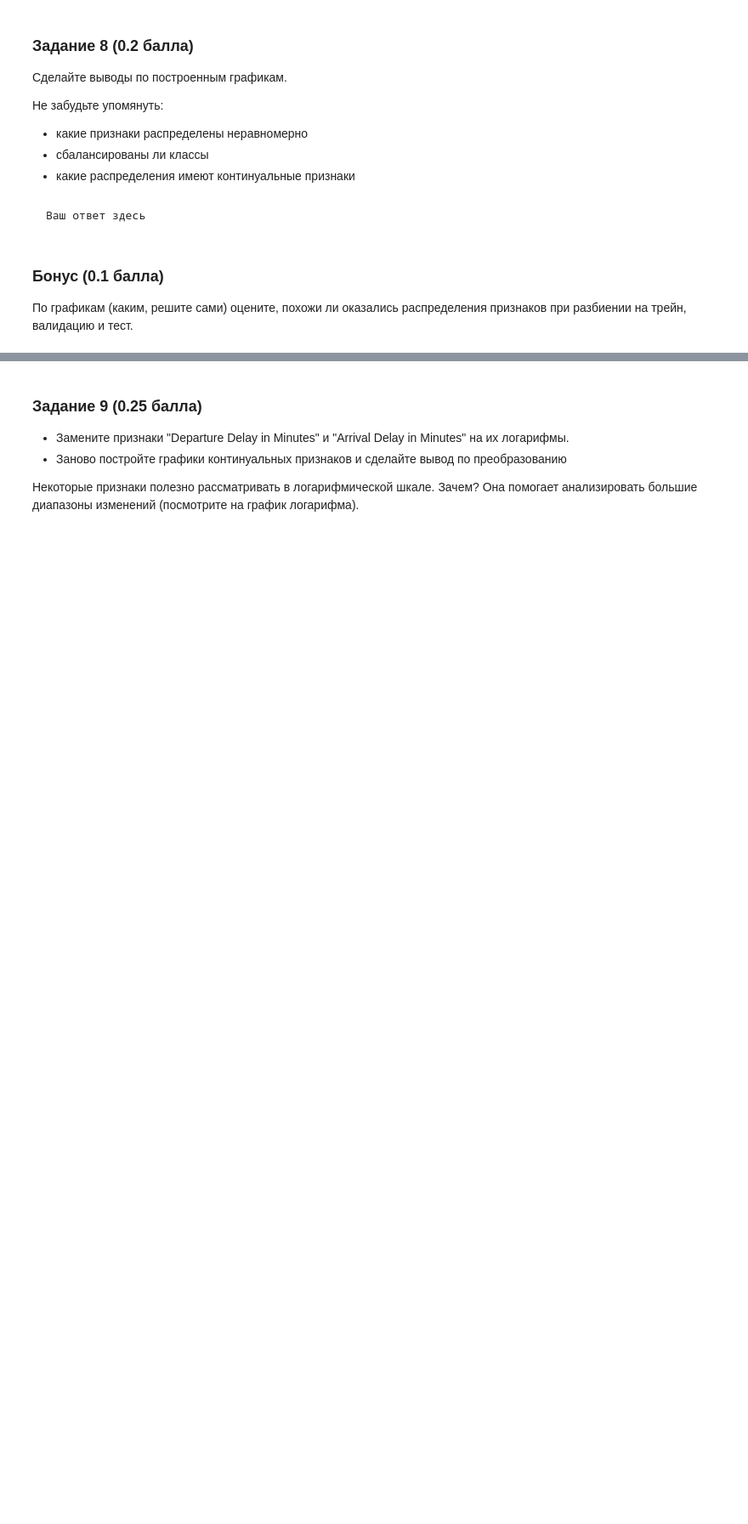
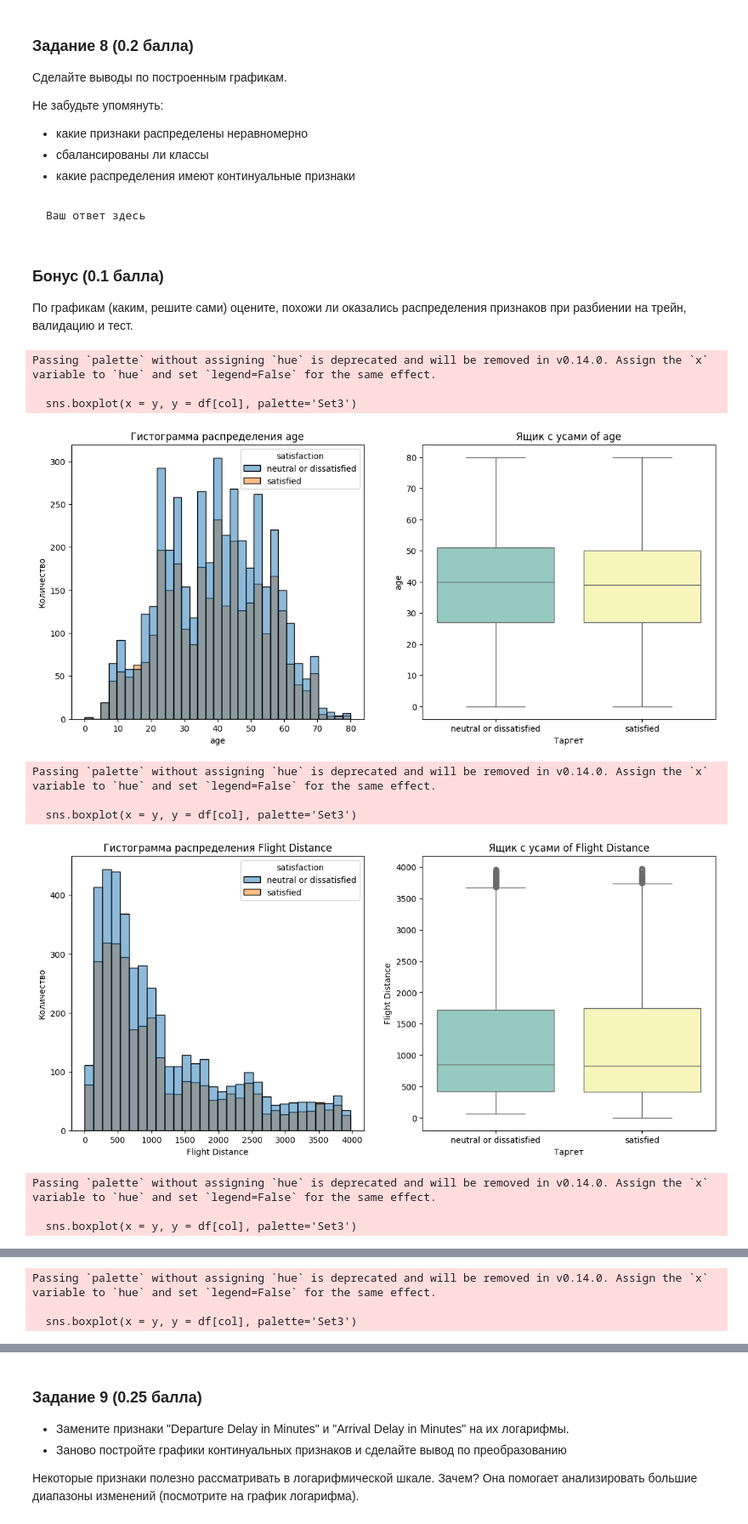
Before and after one commit to VladislavTokarev02/AI_ML_homework, a Jupyter notebook: Hometasks/Base/AI_HW4_woodenML_base.ipynb, the cells around one changed output, grey strips where cells are left out. Shown at 85% size. Saved outputs shown, nothing was run; the diff lists cells and outputs as text; code cells hidden in the pictures; blank space fills up the shorter version.

```diff
--- a/Hometasks/Base/AI_HW4_woodenML_base.ipynb
+++ b/Hometasks/Base/AI_HW4_woodenML_base.ipynb
@@ -452,11 +420,27 @@ def plot_ordinal(cols: list, df: pd.DataFrame, y: pd.Series) -> None:
         plt.ylabel('Count')
         plt.title(f'Countplot of {col}')
         plt.show()
-# %%
-def plot_continuous(cols, df, y):
-    """Draws kdeplots and boxplots in one row
-    for all columns in 'cols' with informative title
-    """
-    pass
+# %%
+def plot_continuous(cols, df, y):
+  '''
+  В рамках реализации данной функции строим гистограмму распределения признака
+  и ящик с усами
+  '''
+  for col in cols:
+        plt.figure(figsize=(14, 6))
+
+        plt.subplot(1, 2, 1)
+        sns.histplot(data=df, x=col, hue=y)
+        plt.title(f'Гистограмма распределения {col}')
+        plt.xlabel(col)
+        plt.ylabel('Количество')
+
+        plt.subplot(1, 2, 2)
+        sns.boxplot(x = y, y = df[col], palette='Set3')
+        plt.title(f'Ящик с усами of {col}')
+        plt.xlabel('Таргет')
+        plt.ylabel(col)
+
+        plt.show()
 # %%
 def plot_categorical(cols, df, y):
@@ -530,0 +516,14 @@ plot_ordinal(ordinal_cols, X_train, y_train)
+# %%
+plot_continuous(continuous_cols, X_val, y_val)
+# %% [output]
+Passing `palette` without assigning `hue` is deprecated and will be removed in v0.14.0. Assign the `x` variable to `hue` and set `legend=False` for the same effect.
+
+  sns.boxplot(x = y, y = df[col], palette='Set3')
+[figure, added]
+Passing `palette` without assigning `hue` is deprecated and will be removed in v0.14.0. Assign the `x` variable to `hue` and set `legend=False` for the same effect.
+
+  sns.boxplot(x = y, y = df[col], palette='Set3')
+[figure, added]
+Passing `palette` without assigning `hue` is deprecated and will be removed in v0.14.0. Assign the `x` variable to `hue` and set `legend=False` for the same effect.
+
+  sns.boxplot(x = y, y = df[col], palette='Set3')
@@ -530,0 +531,3 @@ plot_ordinal(ordinal_cols, X_train, y_train)
+Passing `palette` without assigning `hue` is deprecated and will be removed in v0.14.0. Assign the `x` variable to `hue` and set `legend=False` for the same effect.
+
+  sns.boxplot(x = y, y = df[col], palette='Set3')
```
Also changed, not shown: parts of 23 cells of this notebook.
